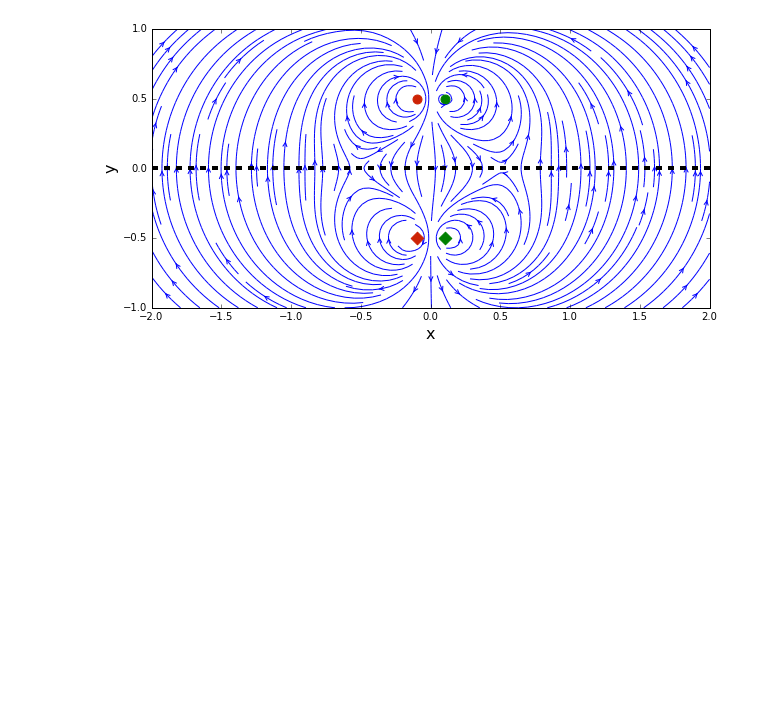
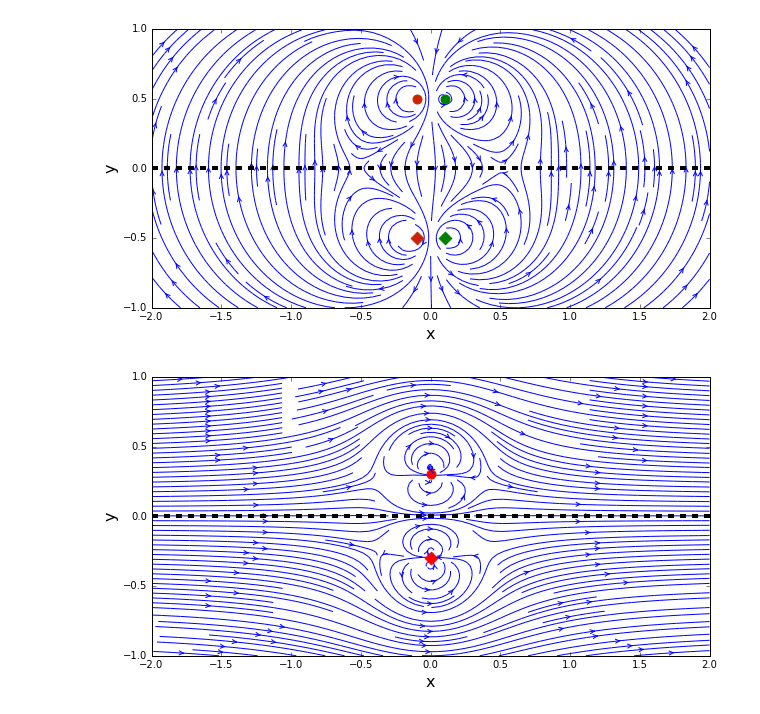
Before and after one commit to jiayuli517/mae6226-workspace, a Jupyter notebook: lesson7.ipynb, the cells around one changed output. Saved outputs shown, nothing was run; the diff lists cells and outputs as text; code cells hidden in the pictures; blank space fills up the shorter version.

```diff
--- a/lesson7.ipynb
+++ b/lesson7.ipynb
@@ -132,3 +132,43 @@ u_inf = 1.0    # free-stream speed
 u_freestream = u_inf * numpy.ones((N, N), dtype=float)
 v_freestream = numpy.zeros((N, N), dtype=float)
 psi_freestream = u_inf * Y
+# %%
+class Doublet:
+    def __init__(self,strength,x,y):
+        self.strength=strength
+        self.x,self.y=x,y
+    def velocity(self,X,Y):
+        self.u = -self.strength/(2*math.pi)*\
+                ((X-self.x)**2-(Y-self.y)**2)/((X-self.x)**2+(Y-self.y)**2)**2
+        self.v = -self.strength/(2*math.pi)*\
+                2*(X-self.x)*(Y-self.y)/((X-self.x)**2+(Y-self.y)**2)**2
+    def streamfunction(self,X,Y):
+        self.psi = -self.strength/(2*math.pi)*(Y-self.y)/((X-self.x)**2+(Y-self.y)**2)
+# %%
+strength_doublet = 1.0                # strength of the doublet
+x_doublet, y_doublet = 0.0, 0.3       # location of the doublet
+
+doublet=Doublet(strength_doublet,x_doublet,y_doublet)
+doublet.velocity(X,Y)
+doublet.streamfunction(X,Y)
+
+doublet_image=Doublet(strength_doublet,x_doublet,-y_doublet)
+doublet_image.velocity(X,Y)
+doublet_image.streamfunction(X,Y)
+# %%
+u=doublet.u+doublet_image.u+u_freestream
+v=doublet.v+doublet_image.v+v_freestream
+psi=doublet.psi+doublet_image.psi+psi_freestream
+# %%
+size = 10
+pyplot.figure(figsize=(size, (y_end-y_start)/(x_end-x_start)*size))
+pyplot.xlabel('x', fontsize=16)
+pyplot.ylabel('y', fontsize=16)
+pyplot.xlim(x_start, x_end)
+pyplot.ylim(y_start, y_end)
+pyplot.streamplot(X, Y, u, v, density=2, linewidth=1, arrowsize=1, arrowstyle='->')
+pyplot.scatter(doublet.x, doublet.y, color='r', s=80, marker='o')
+pyplot.scatter(doublet_image.x, doublet_image.y, color='r', s=80, marker='D')
+pyplot.axhline(0., color='k', linestyle='--', linewidth=4);
+# %% [output]
+[figure, added]
```
